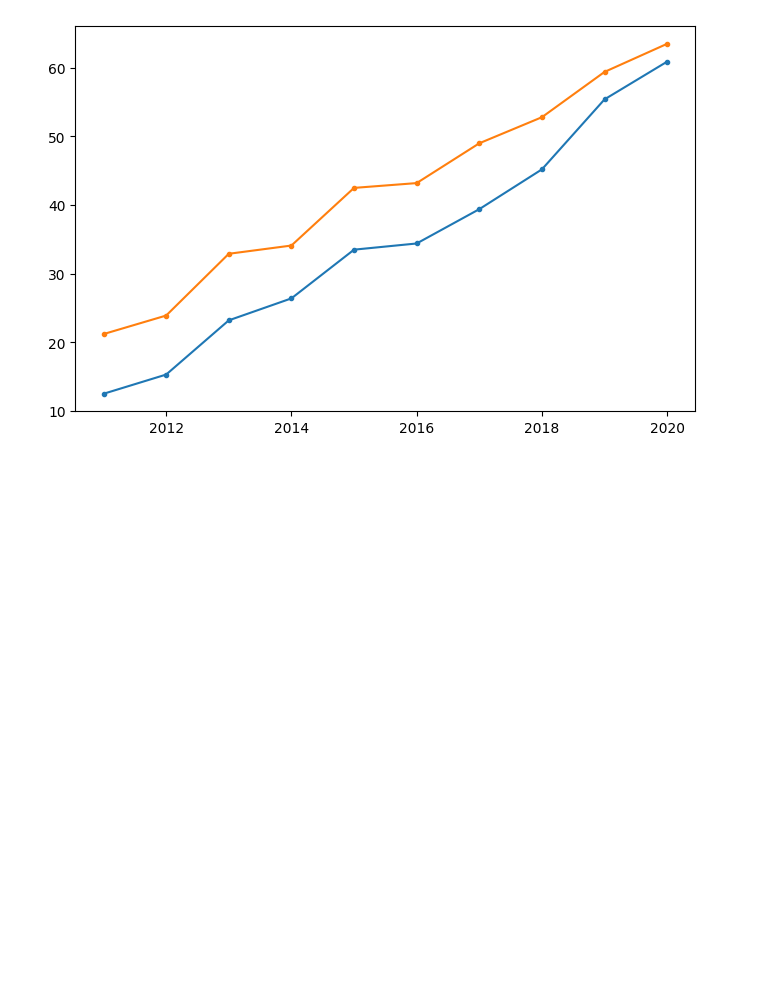
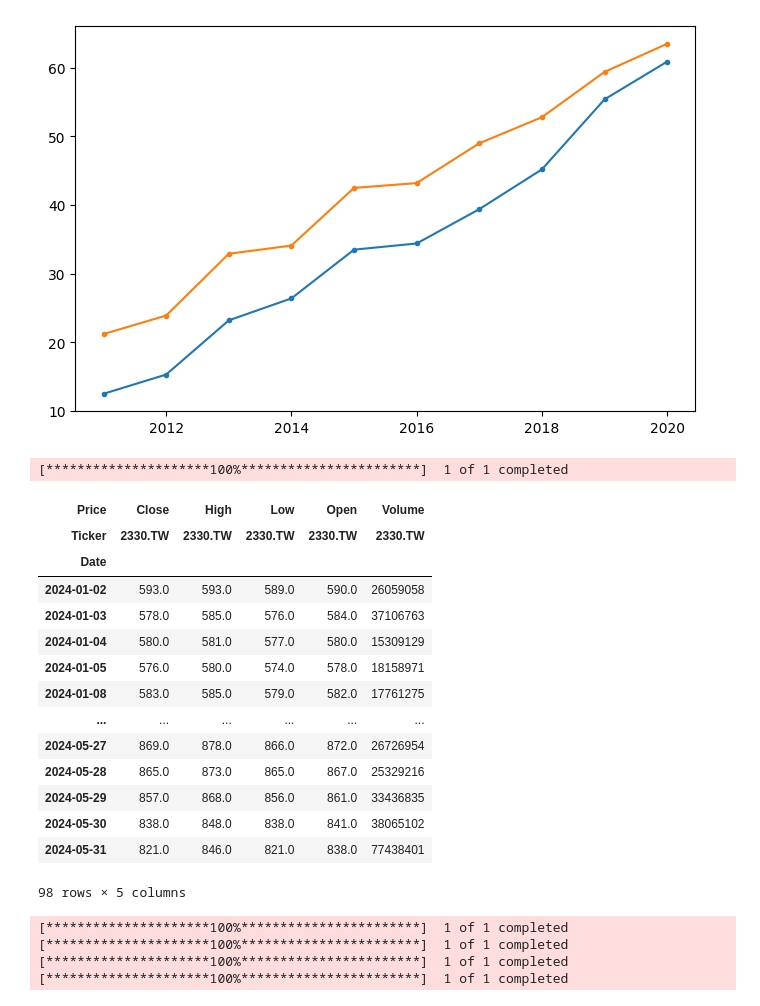
Before and after one commit to Chi-Feng-Tseng/test, a Jupyter notebook: lesson18/lesson18_3.ipynb, the cells around one changed output. Drawn from its saved outputs; the diff is of its cells as text; code cells hidden in the pictures; blank space fills up the shorter version.

```diff
--- a/lesson18/lesson18_3.ipynb
+++ b/lesson18/lesson18_3.ipynb
@@ -20,3 +20,35 @@ axes.plot(dataFrame.index,dataFrame["月均銷售額"],marker=".")
 plt.show()
 # %% [output]
 [figure]
+# %%
+import yfinance as yf
+yf.download('2330.TW',start='2024-01-01',end='2024-06-01',auto_adjust=True)
+# %% [output]
+[*********************100%***********************]  1 of 1 completed
+| Price | Close | High | Low | Open | Volume |
+| Ticker | 2330.TW | 2330.TW | 2330.TW | 2330.TW | 2330.TW |
+| Date |  |  |  |  |  |
+| 2024-01-02 | 593.0 | 593.0 | 589.0 | 590.0 | 26059058 |
+| 2024-01-03 | 578.0 | 585.0 | 576.0 | 584.0 | 37106763 |
+| 2024-01-04 | 580.0 | 581.0 | 577.0 | 580.0 | 15309129 |
+| 2024-01-05 | 576.0 | 580.0 | 574.0 | 578.0 | 18158971 |
+| 2024-01-08 | 583.0 | 585.0 | 579.0 | 582.0 | 17761275 |
+| ... | ... | ... | ... | ... | ... |
+| 2024-05-27 | 869.0 | 878.0 | 866.0 | 872.0 | 26726954 |
+| 2024-05-28 | 865.0 | 873.0 | 865.0 | 867.0 | 25329216 |
+| 2024-05-29 | 857.0 | 868.0 | 856.0 | 861.0 | 33436835 |
+| 2024-05-30 | 838.0 | 848.0 | 838.0 | 841.0 | 38065102 |
+| 2024-05-31 | 821.0 | 846.0 | 821.0 | 838.0 | 77438401 |
+98 rows × 5 columns
+# %%
+import yfinance as yf
+import pandas as pd
+tw2330 = yf.download('2330.TW',start='2024-01-01',end='2024-06-01',auto_adjust=True)
+tw2303 = yf.download('2303.TW',start='2024-01-01',end='2024-06-01',auto_adjust=True)
+tw2454 = yf.download('2454.TW',start='2024-01-01',end='2024-06-01',auto_adjust=True)
+tw2317 = yf.download('2317.TW',start='2024-01-01',end='2024-06-01',auto_adjust=True)
+# %% [output]
+[*********************100%***********************]  1 of 1 completed
+[*********************100%***********************]  1 of 1 completed
+[*********************100%***********************]  1 of 1 completed
+[*********************100%***********************]  1 of 1 completed
```
Also changed, not shown: parts of 2 cells of this notebook, 1 other file.
